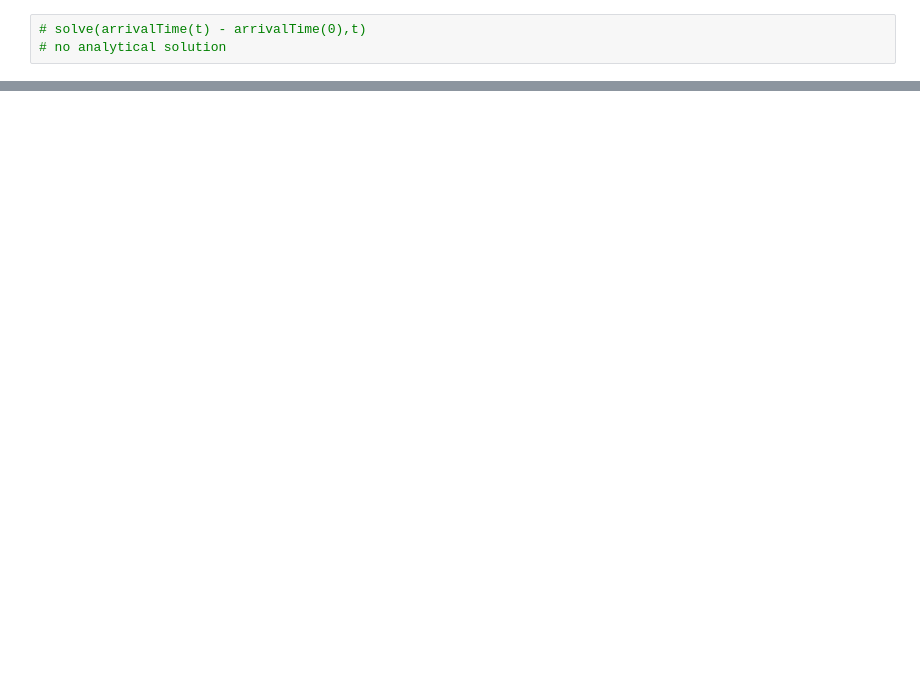
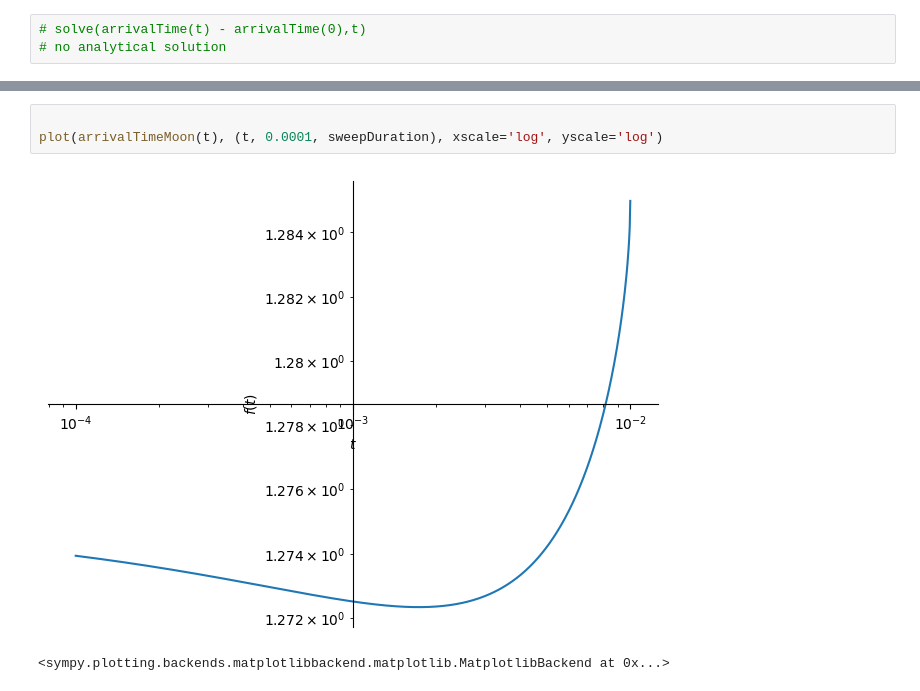
Before and after one commit to alvazi2/RelativisticIllumination, a Jupyter notebook: MoonSweep.ipynb, the cells around one changed output, grey strips where cells are left out. Cells and saved outputs as stored; diff of their text form; blank space fills up the shorter version.

```diff
--- a/MoonSweep.ipynb
+++ b/MoonSweep.ipynb
@@ -131,0 +158,6 @@ plot(arrivalTimeMoon(t), (t, 0, maxDupTime*1.1))
+# %%
+
+plot(arrivalTimeMoon(t), (t, 0.0001, sweepDuration), xscale='log', yscale='log')
+# %% [output]
+[figure, added]
+<sympy.plotting.backends.matplotlibbackend.matplotlib.MatplotlibBackend at 0x...>
```
Also changed, not shown: parts of 7 cells of this notebook.
